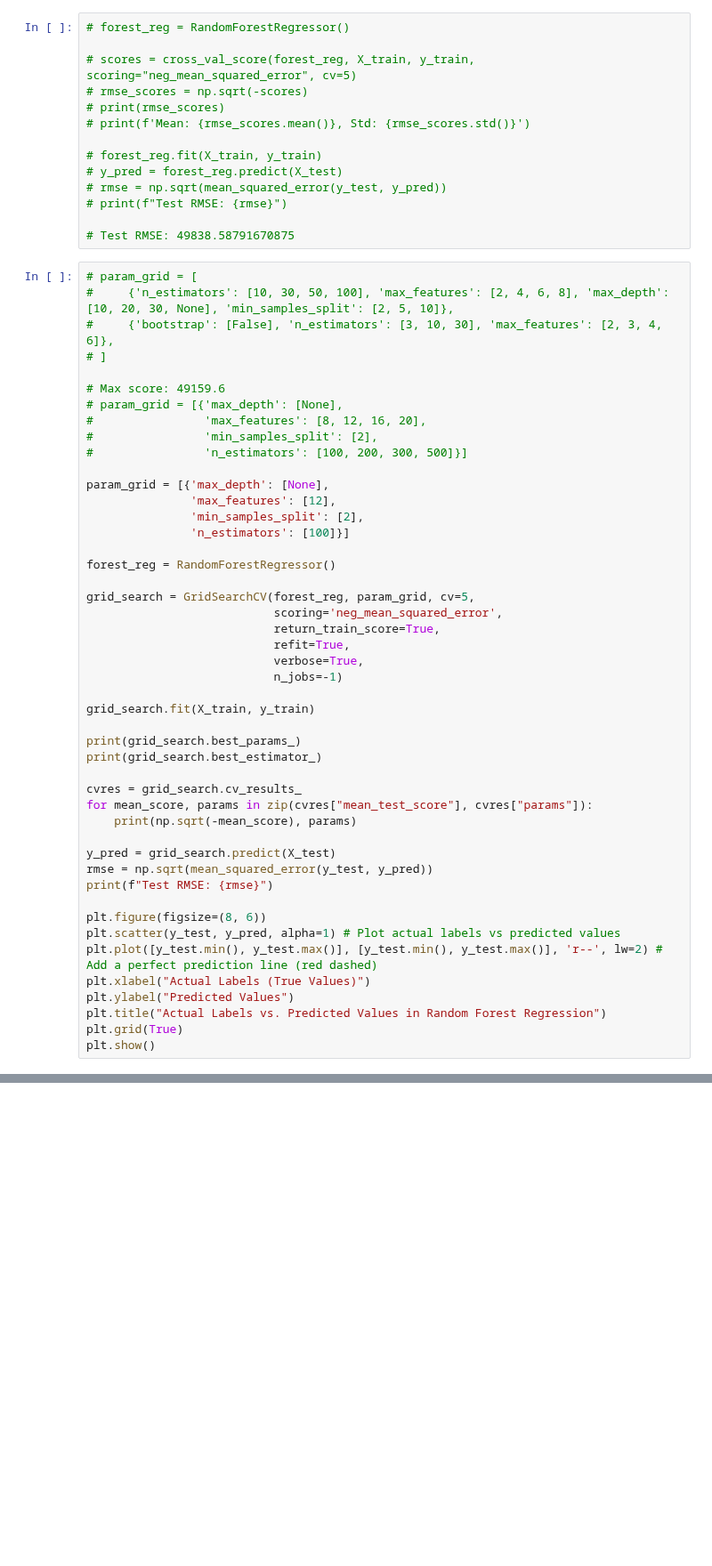
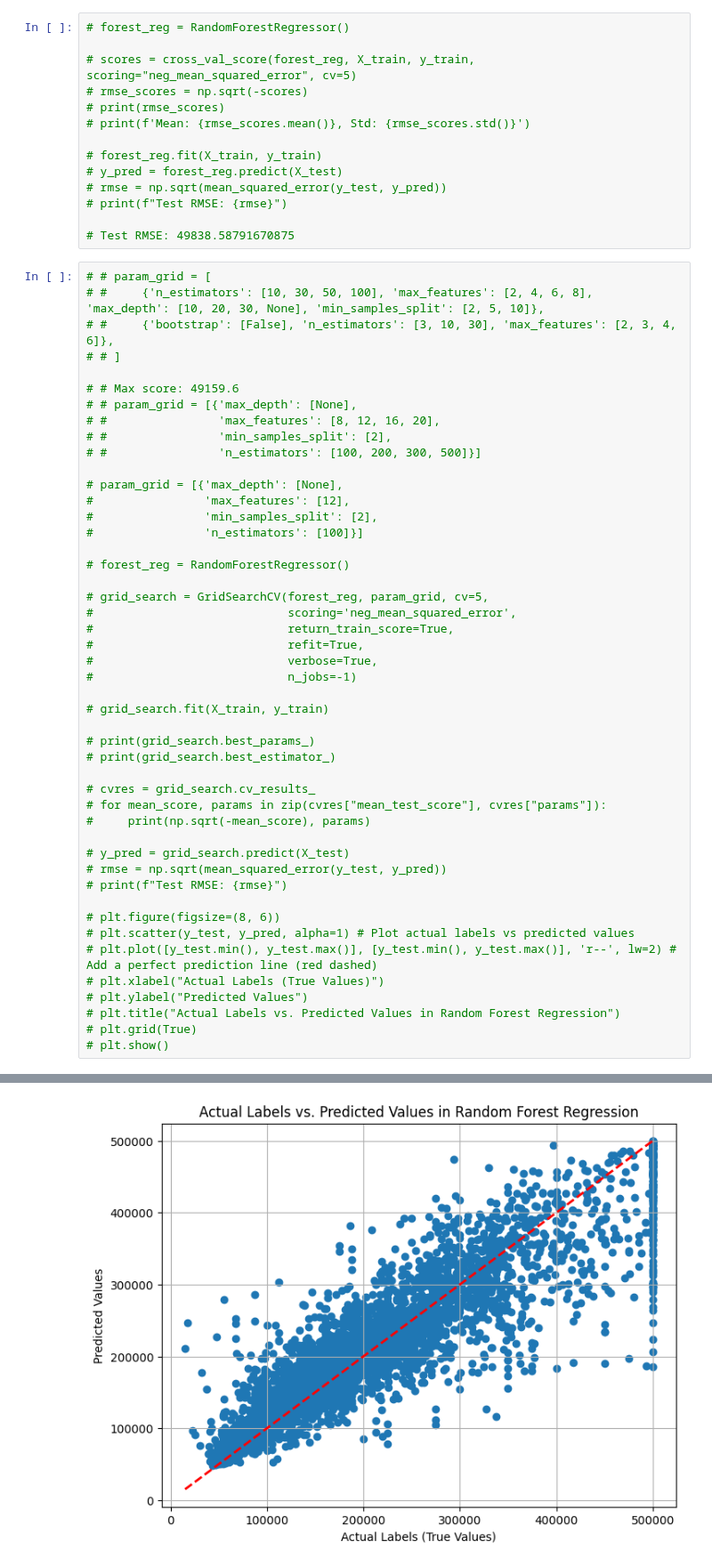
Before and after one commit to danilorr/california-housing-prediction, a Jupyter notebook: best_model_search.ipynb, the cells around one changed output, grey strips where cells are left out. Shown at 89% size. Saved outputs shown, nothing was run; the diff lists cells and outputs as text; blank space fills up the shorter version.

```diff
--- a/best_model_search.ipynb
+++ b/best_model_search.ipynb
@@ -246,51 +246,51 @@ Test RMSE: 71566.44489107237
 
 # Test RMSE: 49838.58791670875
 # %%
-# param_grid = [
-#     {'n_estimators': [10, 30, 50, 100], 'max_features': [2, 4, 6, 8], 'max_depth': [10, 20, 30, None], 'min_samples_split': [2, 5, 10]},
-#     {'bootstrap': [False], 'n_estimators': [3, 10, 30], 'max_features': [2, 3, 4, 6]},
-# ]
+# # param_grid = [
+# #     {'n_estimators': [10, 30, 50, 100], 'max_features': [2, 4, 6, 8], 'max_depth': [10, 20, 30, None], 'min_samples_split': [2, 5, 10]},
+# #     {'bootstrap': [False], 'n_estimators': [3, 10, 30], 'max_features': [2, 3, 4, 6]},
+# # ]
 
-# Max score: 49159.6
+# # Max score: 49159.6
+# # param_grid = [{'max_depth': [None],
+# #                'max_features': [8, 12, 16, 20],
+# #                'min_samples_split': [2],
+# #                'n_estimators': [100, 200, 300, 500]}]
+
 # param_grid = [{'max_depth': [None],
-#                'max_features': [8, 12, 16, 20],
+#                'max_features': [12],
 #                'min_samples_split': [2],
-#                'n_estimators': [100, 200, 300, 500]}]
+#                'n_estimators': [100]}]
 
-param_grid = [{'max_depth': [None],
-               'max_features': [12],
-               'min_samples_split': [2],
-               'n_estimators': [100]}]
+# forest_reg = RandomForestRegressor()
 
-forest_reg = RandomForestRegressor()
+# grid_search = GridSearchCV(forest_reg, param_grid, cv=5,
+#                            scoring='neg_mean_squared_error',
+#                            return_train_score=True,
+#                            refit=True,
+#                            verbose=True,
+#                            n_jobs=-1)
 
-grid_search = GridSearchCV(forest_reg, param_grid, cv=5,
-                           scoring='neg_mean_squared_error',
-                           return_train_score=True,
-                           refit=True,
-                           verbose=True,
-                           n_jobs=-1)
+# grid_search.fit(X_train, y_train)
 
-grid_search.fit(X_train, y_train)
+# print(grid_search.best_params_)
+# print(grid_search.best_estimator_)
 
-print(grid_search.best_params_)
-print(grid_search.best_estimator_)
+# cvres = grid_search.cv_results_
+# for mean_score, params in zip(cvres["mean_test_score"], cvres["params"]):
+#     print(np.sqrt(-mean_score), params)
 
-cvres = grid_search.cv_results_
-for mean_score, params in zip(cvres["mean_test_score"], cvres["params"]):
-    print(np.sqrt(-mean_score), params)
+# y_pred = grid_search.predict(X_test)
+# rmse = np.sqrt(mean_squared_error(y_test, y_pred))
+# print(f"Test RMSE: {rmse}")
 
-y_pred = grid_search.predict(X_test)
-rmse = np.sqrt(mean_squared_error(y_test, y_pred))
-print(f"Test RMSE: {rmse}")
-
-plt.figure(figsize=(8, 6))
-plt.scatter(y_test, y_pred, alpha=1) # Plot actual labels vs predicted values
-plt.plot([y_test.min(), y_test.max()], [y_test.min(), y_test.max()], 'r--', lw=2) # Add a perfect prediction line (red dashed)
-plt.xlabel("Actual Labels (True Values)")
-plt.ylabel("Predicted Values")
-plt.title("Actual Labels vs. Predicted Values in Random Forest Regression")
-plt.grid(True)
-plt.show()
+# plt.figure(figsize=(8, 6))
+# plt.scatter(y_test, y_pred, alpha=1) # Plot actual labels vs predicted values
+# plt.plot([y_test.min(), y_test.max()], [y_test.min(), y_test.max()], 'r--', lw=2) # Add a perfect prediction line (red dashed)
+# plt.xlabel("Actual Labels (True Values)")
+# plt.ylabel("Predicted Values")
+# plt.title("Actual Labels vs. Predicted Values in Random Forest Regression")
+# plt.grid(True)
+# plt.show()
 # %% [output]
 Fitting 5 folds for each of 1 candidates, totalling 5 fits
@@ -297,3 +301,4 @@ Fitting 5 folds for each of 1 candidates, totalling 5 fits
+[figure, added]
 # %%
 svm_model = svm.SVR()
 
```
Also changed, not shown: parts of 3 cells of this notebook.
